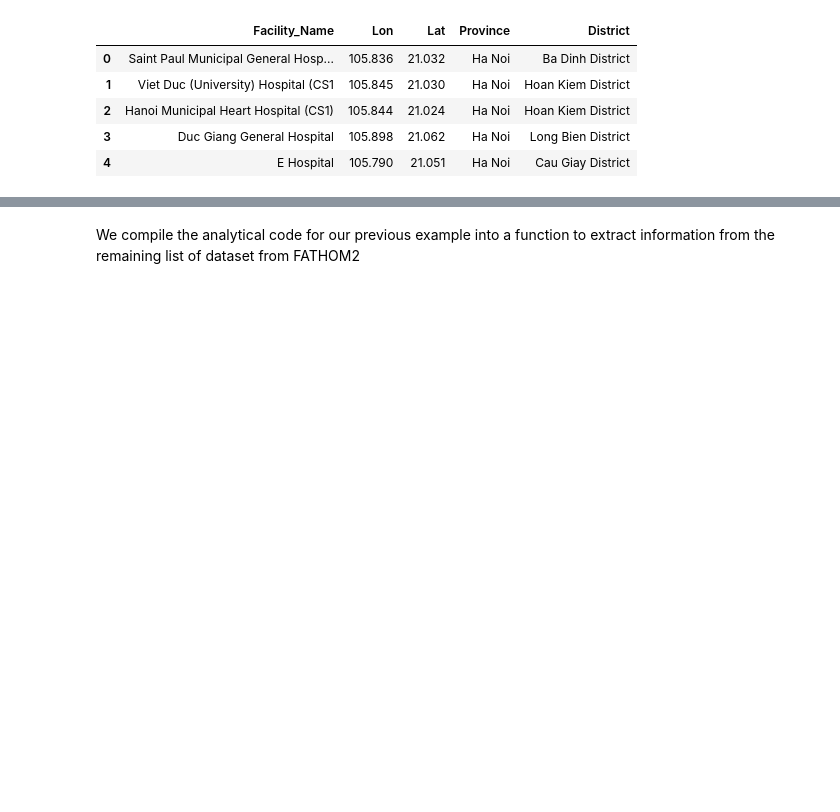
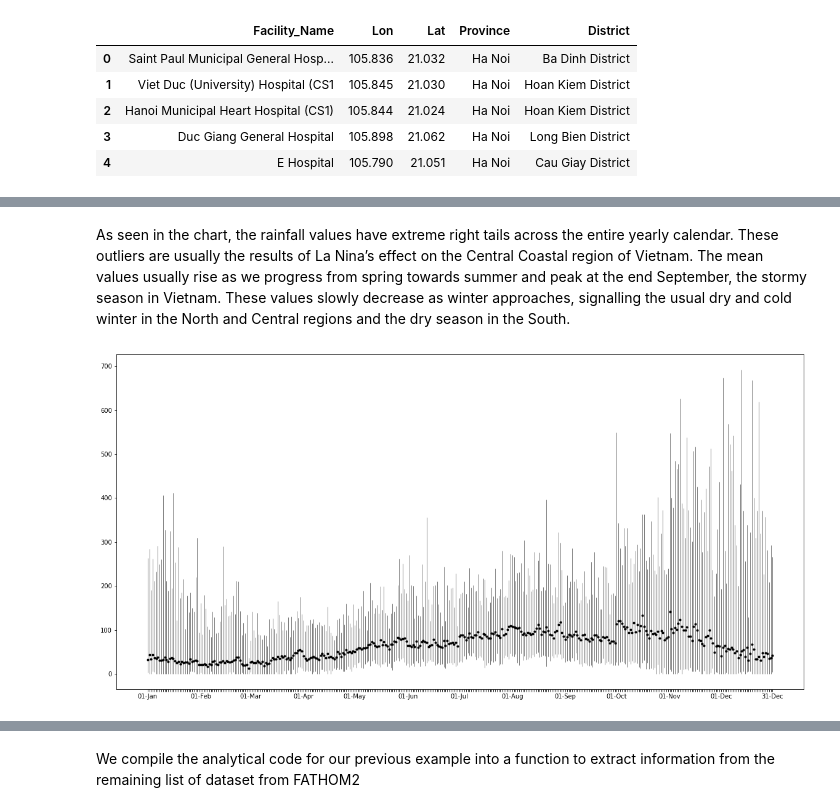
Before and after one commit to Analytics-for-a-Better-World/GPBP_Analytics_Tools, a Jupyter notebook: Analytics Notebooks/VN_DT4PAG_Stroke_Facilities_w_Flood_Risk.ipynb, the cells around one changed output, grey strips where cells are left out. Cells and saved outputs as stored; diff of their text form; code cells hidden in the pictures; blank space fills up the shorter version.

```diff
--- a/Analytics Notebooks/VN_DT4PAG_Stroke_Facilities_w_Flood_Risk.ipynb
+++ b/Analytics Notebooks/VN_DT4PAG_Stroke_Facilities_w_Flood_Risk.ipynb
@@ -281,0 +371,40 @@ stroke_data.head(5)
+# %%
+from datetime import date, timedelta
+chirps_daily_df = pd.read_csv(root_dir + 'Data/chirps_daily_vietnam.csv')
+chirps_daily_df.columns = ['max_rain', 'timeframe']
+
+yrs_list = [str(int(x)) for x in np.arange(1981, 2022, 1)]
+
+sdate = date(2008, 1, 1)  # start date
+edate = date(2008, 12, 31)  # end date
+
+delta = edate - sdate  # as timedelta
+date_list = []
+for i in range(delta.days + 1):
+    day = sdate + timedelta(days=i)
+    date_list.append(str(day)[5:])
+chirps_daily_df_new = pd.DataFrame()
+for col in date_list:
+    chirps_daily_df_new[col] = np.ones(len(yrs_list)) * np.nan
+
+chirps_daily_df_new.index = yrs_list
+for idx in tqdm(range(chirps_daily_df.shape[0])):
+    mon_day = chirps_daily_df['timeframe'][idx][5:]
+    yr = chirps_daily_df['timeframe'][idx][:4]
+    chirps_daily_df_new[mon_day][yr] = chirps_daily_df['max_rain'][idx]
+# %% [markdown]
+As seen in the chart, the rainfall values have extreme right tails across the entire yearly calendar. These outliers are usually the results of La Nina’s effect on the Central Coastal region of Vietnam. The mean values usually rise as we progress from spring towards summer and peak at the end September, the stormy season in Vietnam. These values slowly decrease as winter approaches, signalling the usual dry and cold winter in the North and Central regions and the dry season in the South.
+# %%
+fig, ax = plt.subplots(figsize=(20, 10))
+mean_daily_chirps = chirps_daily_df_new.mean(axis=0)
+max_daily_chirps = chirps_daily_df_new.max(axis=0)
+min_daily_chirps = chirps_daily_df_new.min(axis=0)
+show_labels = ['01-Jan']+['']*30+['01-Feb']+['']*28+['01-Mar']+['']*30+['01-Apr']+['']*29+['01-May']+['']*30+['01-Jun']+['']*29+['01-Jul']+['']*30+['01-Aug']+['']*30+['01-Sep']+['']*29+['01-Oct']+['']*30+['01-Nov']+['']*29+['01-Dec']+['']*29+['31-Dec']
+ax.set_xticklabels(show_labels)
+temp_plt = ax.errorbar(chirps_daily_df_new.columns,
+                       mean_daily_chirps,
+                       [mean_daily_chirps - min_daily_chirps,
+                        max_daily_chirps - mean_daily_chirps],
+                       fmt='.k', ecolor='gray', lw=1)
+# %% [output]
+[figure, added]
```
Also changed, not shown: parts of 80 cells of this notebook, 4 other files.
